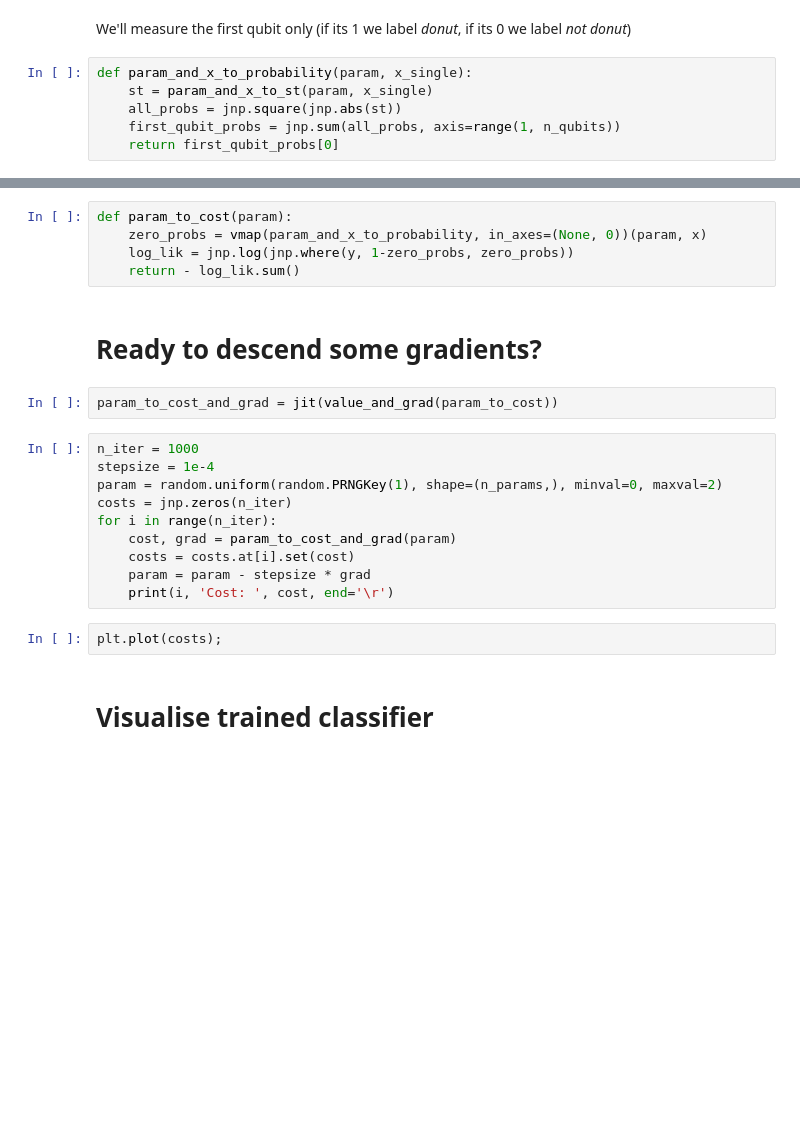
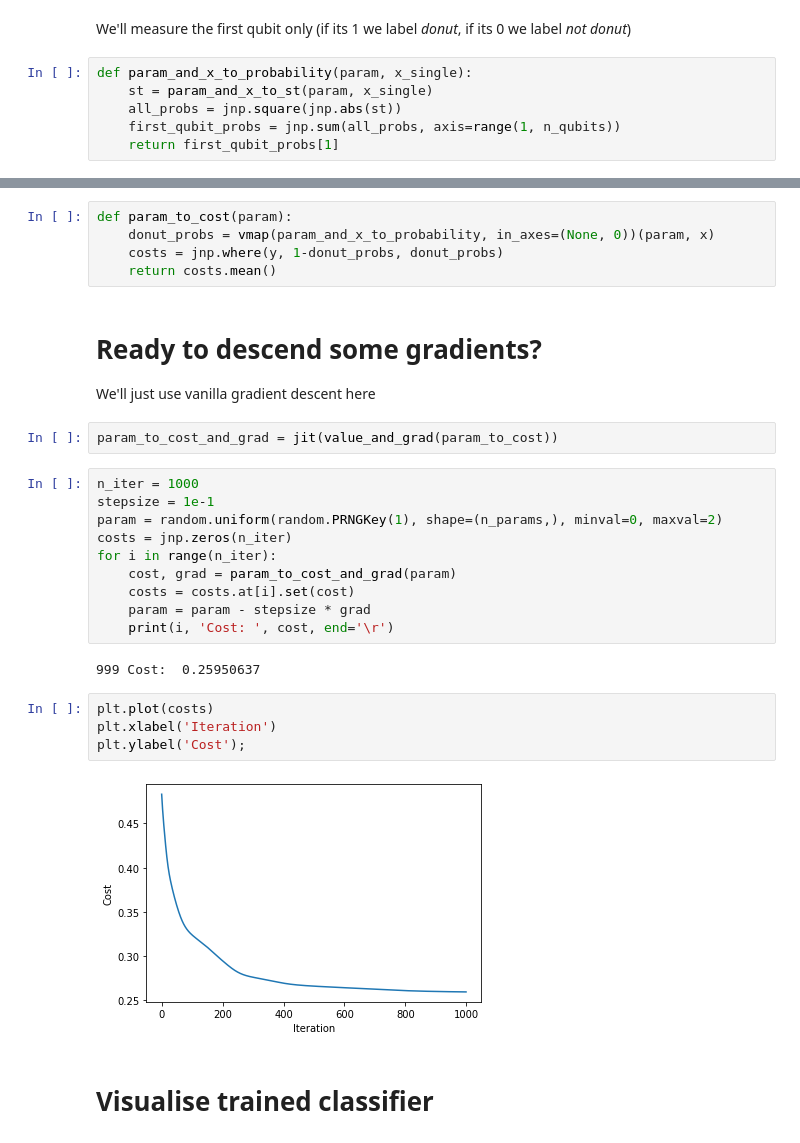
Before and after one commit to CQCL/pytket-docs, a Jupyter notebook: examples/pytket-qujax-classification.ipynb, the cells around one changed output, grey strips where cells are left out. Drawn from its saved outputs; the diff is of its cells as text; blank space fills up the shorter version.

```diff
--- a/examples/pytket-qujax-classification.ipynb
+++ b/examples/pytket-qujax-classification.ipynb
@@ -75,4 +82,4 @@ def param_and_x_to_probability(param, x_single):
     st = param_and_x_to_st(param, x_single)
     all_probs = jnp.square(jnp.abs(st))
     first_qubit_probs = jnp.sum(all_probs, axis=range(1, n_qubits))
-    return first_qubit_probs[0]
+    return first_qubit_probs[1]
@@ -87,15 +95,16 @@ Note that to calculate the cost function we need to evaluate the statetensor for
 # %%
 def param_to_cost(param):
-    zero_probs = vmap(param_and_x_to_probability, in_axes=(None, 0))(param, x)
-    log_lik = jnp.log(jnp.where(y, 1-zero_probs, zero_probs))
-    return - log_lik.sum()
+    donut_probs = vmap(param_and_x_to_probability, in_axes=(None, 0))(param, x)
+    costs = jnp.where(y, 1-donut_probs, donut_probs)
+    return costs.mean()
 # %% [markdown]
-# Ready to descend some gradients?
+# Ready to descend some gradients?<br>
+We'll just use vanilla gradient descent here
 # %%
 param_to_cost_and_grad = jit(value_and_grad(param_to_cost))
 # %%
 n_iter = 1000
-stepsize = 1e-4
+stepsize = 1e-1
 param = random.uniform(random.PRNGKey(1), shape=(n_params,), minval=0, maxval=2)
 costs = jnp.zeros(n_iter)
 for i in range(n_iter):
@@ -103,8 +112,14 @@ for i in range(n_iter):
     costs = costs.at[i].set(cost)
     param = param - stepsize * grad
     print(i, 'Cost: ', cost, end='\r')
+# %% [output]
+999 Cost:  0.25950637
 # %%
-plt.plot(costs);
+plt.plot(costs)
+plt.xlabel('Iteration')
+plt.ylabel('Cost');
+# %% [output]
+[figure, added]
 # %% [markdown]
 # Visualise trained classifier
 # %%
```
Also changed, not shown: parts of 11 cells of this notebook, 1 other file.
